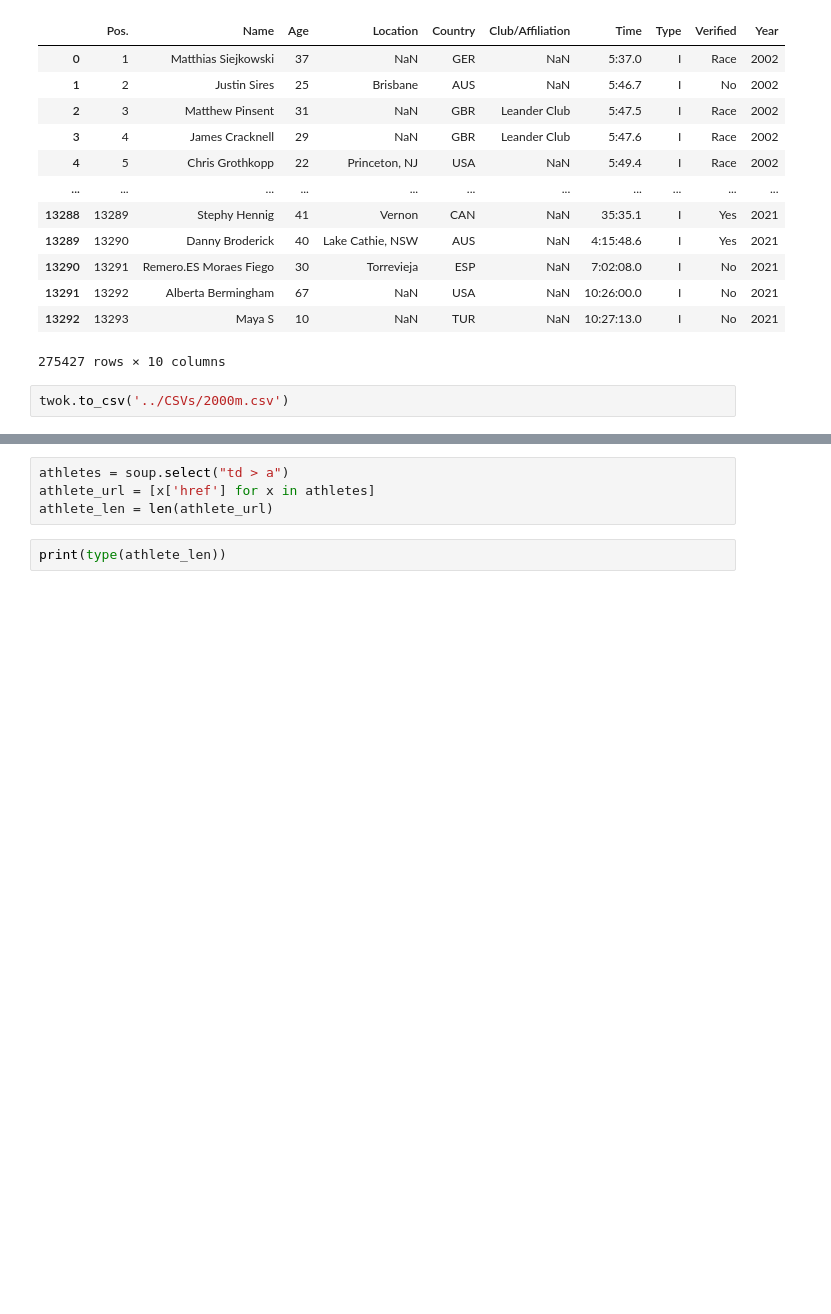
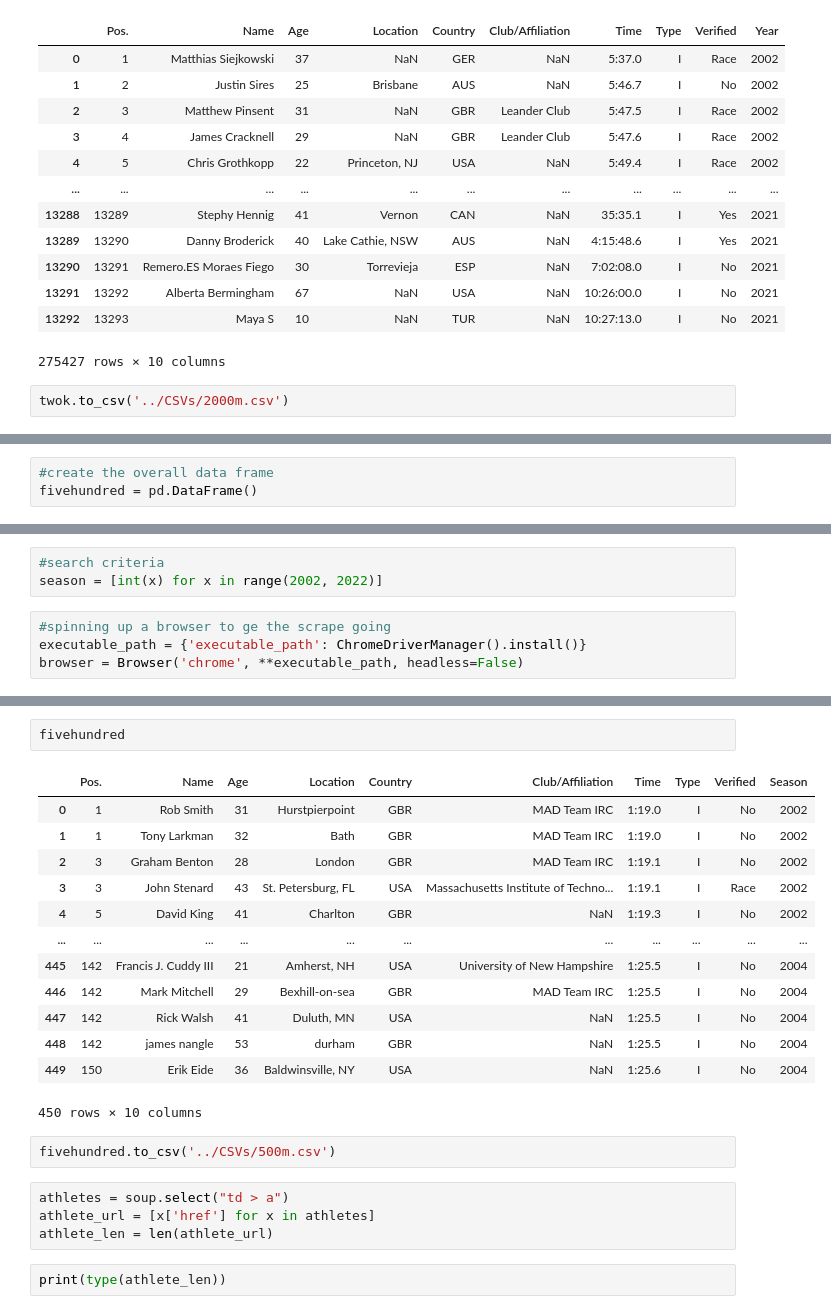
Before and after one commit to JohnShuford/FITDAT, a Jupyter notebook: Notebooks/C2_scrape.ipynb, the cells around one changed output, grey strips where cells are left out. Drawn from its saved outputs; the diff is of its cells as text; blank space fills up the shorter version.

Commit message:
adding the 500m scrape loop and the csv with the data

```diff
--- a/Notebooks/C2_scrape.ipynb
+++ b/Notebooks/C2_scrape.ipynb
@@ -108,0 +113,3 @@ twok.to_csv('../CSVs/2000m.csv')
+# %%
+#create the overall data frame
+fivehundred = pd.DataFrame()
@@ -108,0 +120,7 @@ twok.to_csv('../CSVs/2000m.csv')
+# %%
+#search criteria
+season = [int(x) for x in range(2002, 2022)]
+# %%
+#spinning up a browser to ge the scrape going
+executable_path = {'executable_path': ChromeDriverManager().install()}
+browser = Browser('chrome', **executable_path, headless=False)
@@ -109,3 +195,21 @@ twok.to_csv('../CSVs/2000m.csv')
+# %%
+fivehundred
+# %% [output]
+|  | Pos. | Name | Age | Location | Country | Club/Affiliation | Time | Type | Verified | Season |
+| 0 | 1 | Rob Smith | 31 | Hurstpierpoint | GBR | MAD Team IRC | 1:19.0 | I | No | 2002 |
+| 1 | 1 | Tony Larkman | 32 | Bath | GBR | MAD Team IRC | 1:19.0 | I | No | 2002 |
+| 2 | 3 | Graham Benton | 28 | London | GBR | MAD Team IRC | 1:19.1 | I | No | 2002 |
+| 3 | 3 | John Stenard | 43 | St. Petersburg, FL | USA | Massachusetts Institute of Techno... | 1:19.1 | I | Race | 2002 |
+| 4 | 5 | David King | 41 | Charlton | GBR | NaN | 1:19.3 | I | No | 2002 |
+| ... | ... | ... | ... | ... | ... | ... | ... | ... | ... | ... |
+| 445 | 142 | Francis J. Cuddy III | 21 | Amherst, NH | USA | University of New Hampshire | 1:25.5 | I | No | 2004 |
+| 446 | 142 | Mark Mitchell | 29 | Bexhill-on-sea | GBR | MAD Team IRC | 1:25.5 | I | No | 2004 |
+| 447 | 142 | Rick Walsh | 41 | Duluth, MN | USA | NaN | 1:25.5 | I | No | 2004 |
+| 448 | 142 | james nangle | 53 | durham | GBR | NaN | 1:25.5 | I | No | 2004 |
+| 449 | 150 | Erik Eide | 36 | Baldwinsville, NY | USA | NaN | 1:25.6 | I | No | 2004 |
+450 rows × 10 columns
+# %%
+fivehundred.to_csv('../CSVs/500m.csv')
 # %%
 athletes = soup.select("td > a")
 athlete_url = [x['href'] for x in athletes]
```
Also changed, not shown: parts of 6 cells of this notebook, 2 other files.
